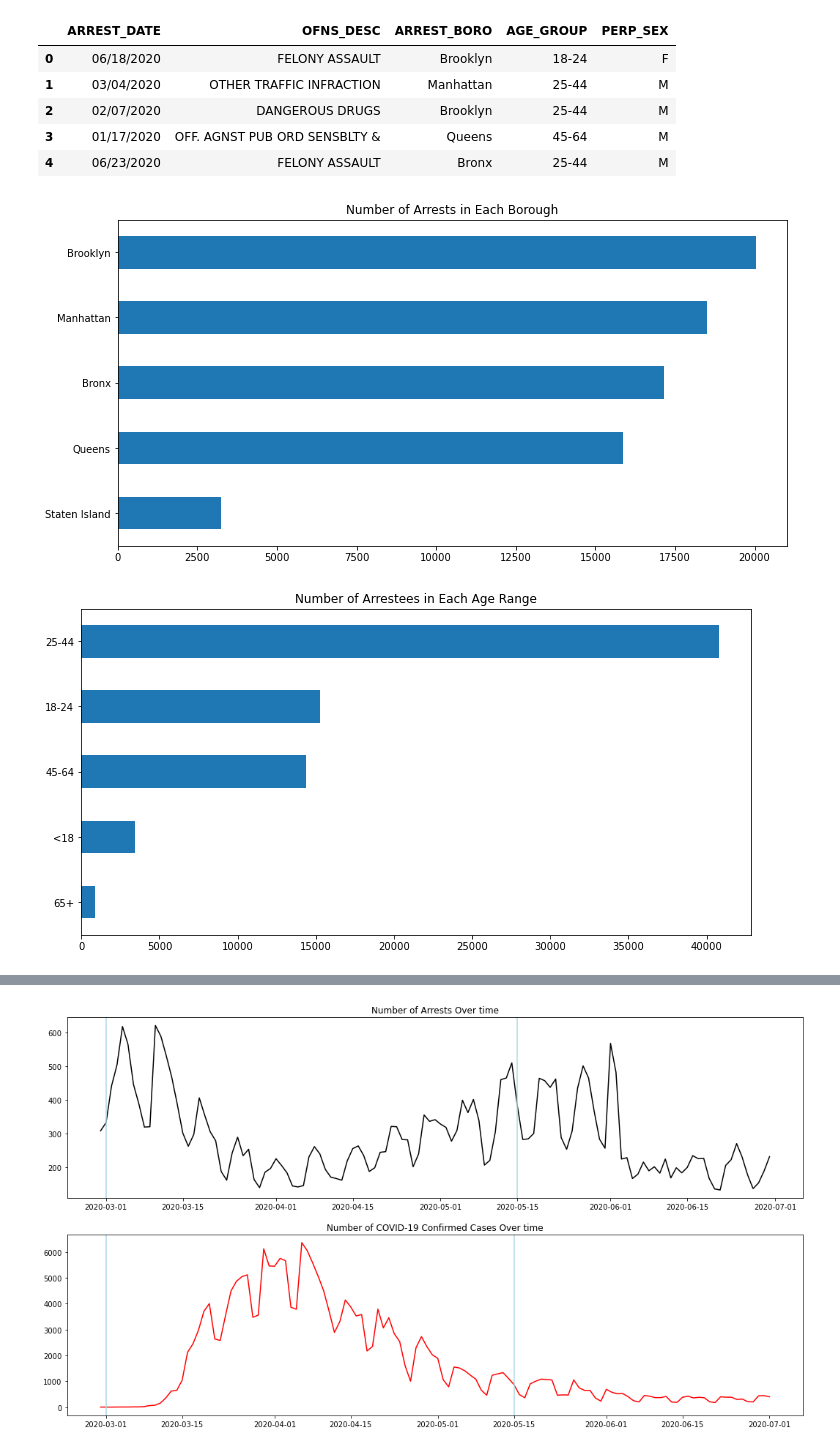
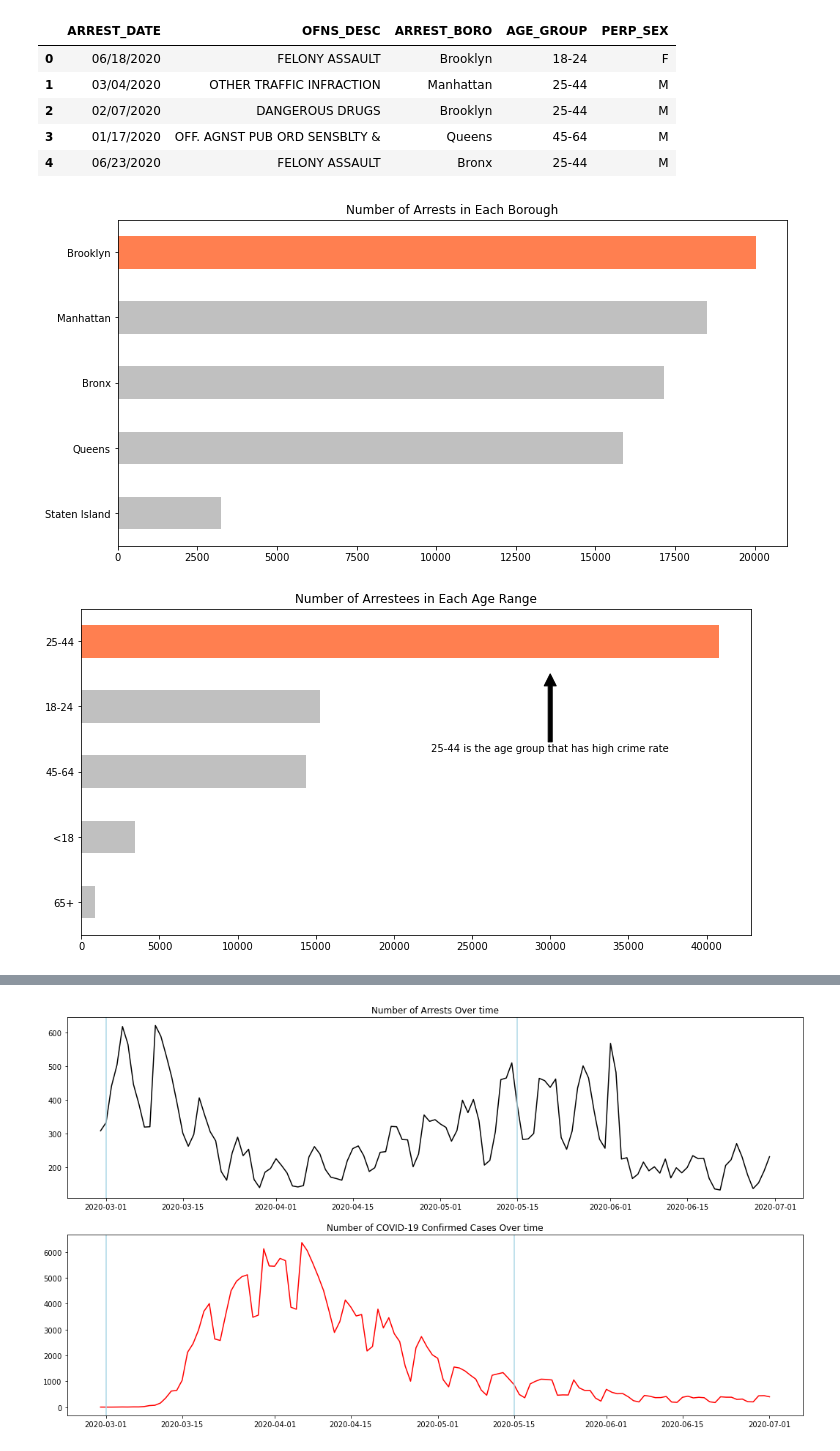
Before and after one commit to cesar3963/Covid-Vs-NYPD-Crime-, a Jupyter notebook: main.ipynb, the cells around one changed output, grey strips where cells are left out. Drawn from its saved outputs; the diff is of its cells as text; code cells hidden in the pictures.

```diff
--- a/main.ipynb
+++ b/main.ipynb
@@ -46,18 +64,23 @@ year_to_date_arrest_df.head()
 | 4 | 06/23/2020 | FELONY ASSAULT | Bronx | 25-44 | M |
 # %%
 fig, ax = plt.subplots(figsize=(12,6))
-pd.value_counts(year_to_date_arrest_df["ARREST_BORO"]).sort_values().plot(kind="barh")
+pd.value_counts(year_to_date_arrest_df["ARREST_BORO"]).sort_values().plot(kind="barh",color=['silver', 'silver', 'silver', 'silver', 'coral'])
 plt.title('Number of Arrests in Each Borough')
 plt.show()
 # %% [output]
-[figure, old version]
+[figure, new version]
 # %%
 fig, ax = plt.subplots(figsize=(12,6))
-pd.value_counts(year_to_date_arrest_df["AGE_GROUP"]).sort_values().plot(kind="barh")
+pd.value_counts(year_to_date_arrest_df["AGE_GROUP"]).sort_values().plot(kind="barh", color=['silver', 'silver', 'silver', 'silver', 'coral'])
+ax.annotate('25-44 is the age group that has high crime rate',
+            xy=(30000, 3.5), xycoords='data',
+            xytext=(0, -80), textcoords='offset points',
+            arrowprops=dict(facecolor='black'),
+            horizontalalignment='center', verticalalignment='bottom')
 plt.title('Number of Arrestees in Each Age Range')
 plt.show()
 # %% [output]
-[figure, old version]
+[figure, new version]
 # %%
 fig, ax = plt.subplots(figsize=(12,15))
 pd.value_counts(year_to_date_arrest_df["OFNS_DESC"]).sort_values().plot(kind="barh")
```
Also changed, not shown: parts of 12 cells of this notebook.
